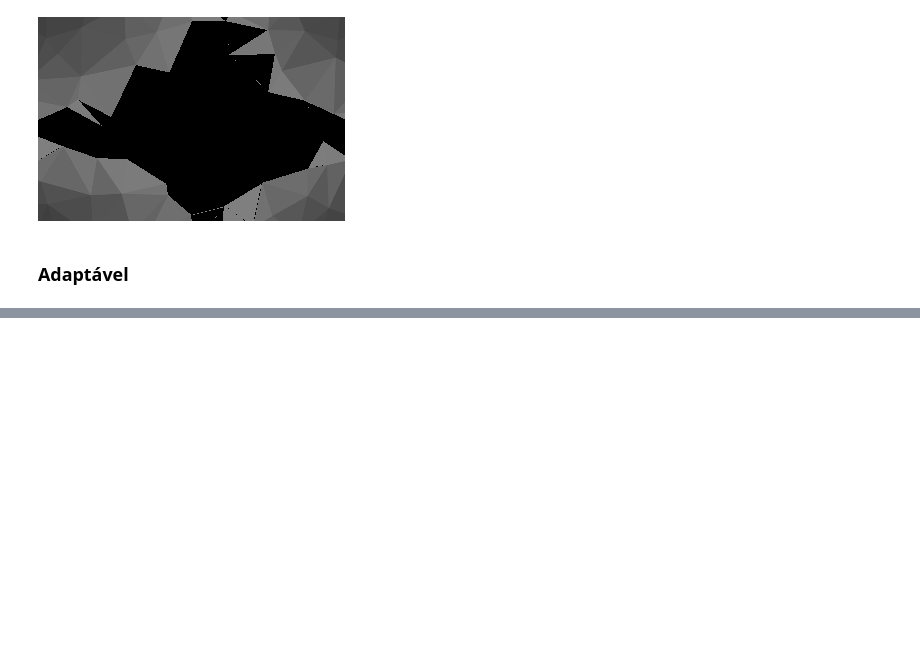
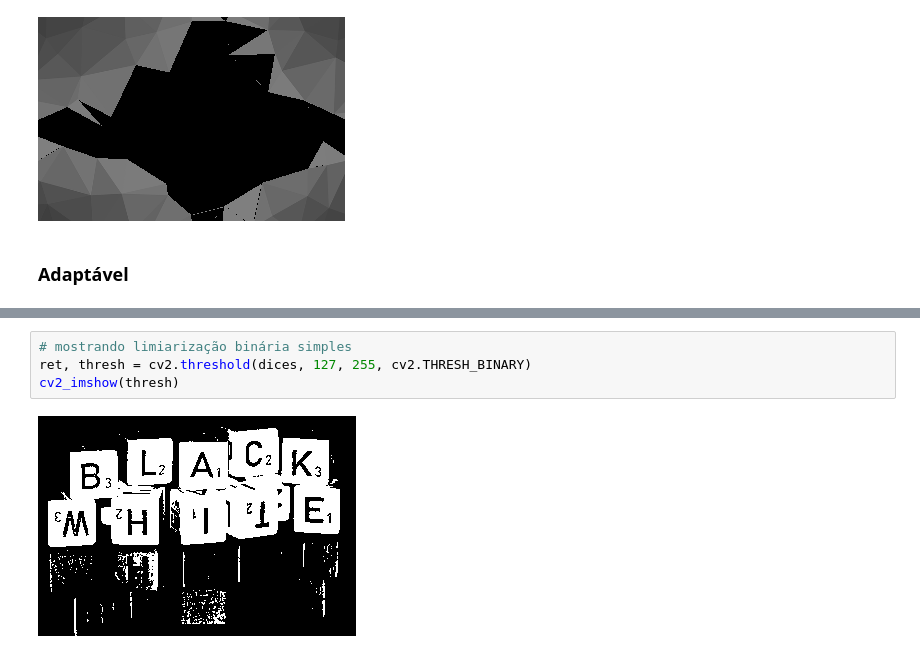
Before and after one commit to svhenrique/pi-opencv-basic, a Jupyter notebook: Untitled0.ipynb, the cells around one changed output, grey strips where cells are left out. Drawn from its saved outputs; the diff is of its cells as text; blank space fills up the shorter version.

```diff
--- a/Untitled0.ipynb
+++ b/Untitled0.ipynb
@@ -328,0 +326,6 @@ cv2_imshow(thresh5)
+# %%
+# mostrando limiarização binária simples
+ret, thresh = cv2.threshold(dices, 127, 255, cv2.THRESH_BINARY)
+cv2_imshow(thresh)
+# %% [output]
+[figure, added]
```
Also changed, not shown: parts of 18 cells of this notebook.
